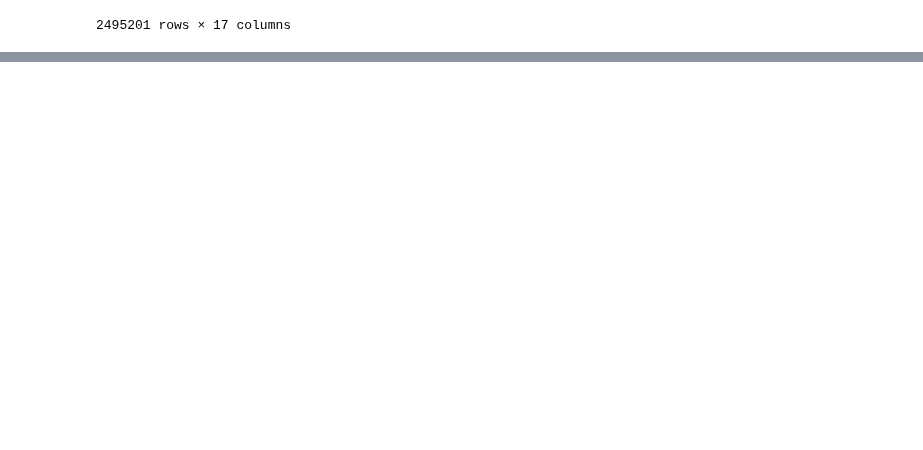
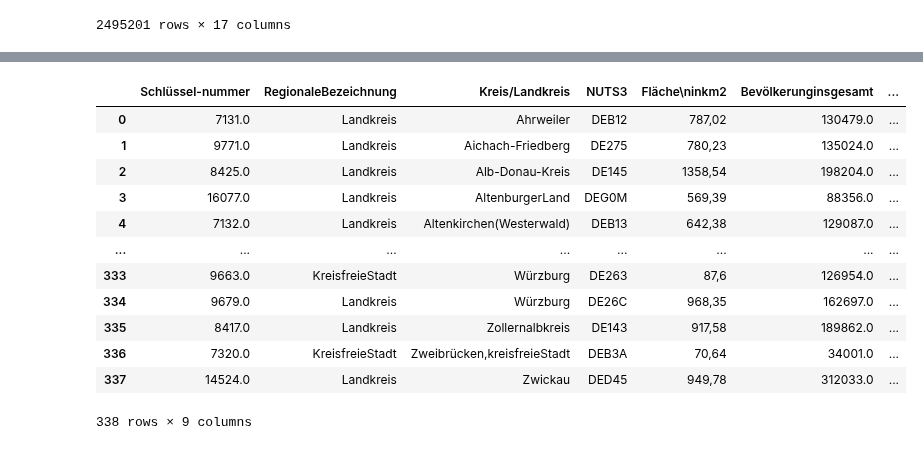
Before and after one commit to uclab-potsdam/klimataz, a Jupyter notebook: data_exploration/energygermany.ipynb, the cells around one changed output, grey strips where cells are left out. Saved outputs shown, nothing was run; the diff lists cells and outputs as text; code cells hidden in the pictures; blank space fills up the shorter version.

Commit message:
area csv, started offshore windpark debugging

```diff
--- a/data_exploration/energygermany.ipynb
+++ b/data_exploration/energygermany.ipynb
@@ -218,0 +254,19 @@ netto
+# %%
+area = pd.read_csv("data/area.csv",delimiter=";")
+area
+
+pd.merge(area,netto,how="right",left_on="Schlüssel-nummer",right_on="landkreis_id")
+# %% [output]
+|  | Schlüssel-nummer | RegionaleBezeichnung | Kreis/Landkreis | NUTS3 | Fläche\ninkm2 | Bevölkerunginsgesamt | ... |
+| 0 | 7131.0 | Landkreis | Ahrweiler | DEB12 | 787,02 | 130479.0 | ... |
+| 1 | 9771.0 | Landkreis | Aichach-Friedberg | DE275 | 780,23 | 135024.0 | ... |
+| 2 | 8425.0 | Landkreis | Alb-Donau-Kreis | DE145 | 1358,54 | 198204.0 | ... |
+| 3 | 16077.0 | Landkreis | AltenburgerLand | DEG0M | 569,39 | 88356.0 | ... |
+| 4 | 7132.0 | Landkreis | Altenkirchen(Westerwald) | DEB13 | 642,38 | 129087.0 | ... |
+| ... | ... | ... | ... | ... | ... | ... | ... |
+| 333 | 9663.0 | KreisfreieStadt | Würzburg | DE263 | 87,6 | 126954.0 | ... |
+| 334 | 9679.0 | Landkreis | Würzburg | DE26C | 968,35 | 162697.0 | ... |
+| 335 | 8417.0 | Landkreis | Zollernalbkreis | DE143 | 917,58 | 189862.0 | ... |
+| 336 | 7320.0 | KreisfreieStadt | Zweibrücken,kreisfreieStadt | DEB3A | 70,64 | 34001.0 | ... |
+| 337 | 14524.0 | Landkreis | Zwickau | DED45 | 949,78 | 312033.0 | ... |
+338 rows × 9 columns
```
Also changed, not shown: parts of 5 cells of this notebook, 2 other files.
